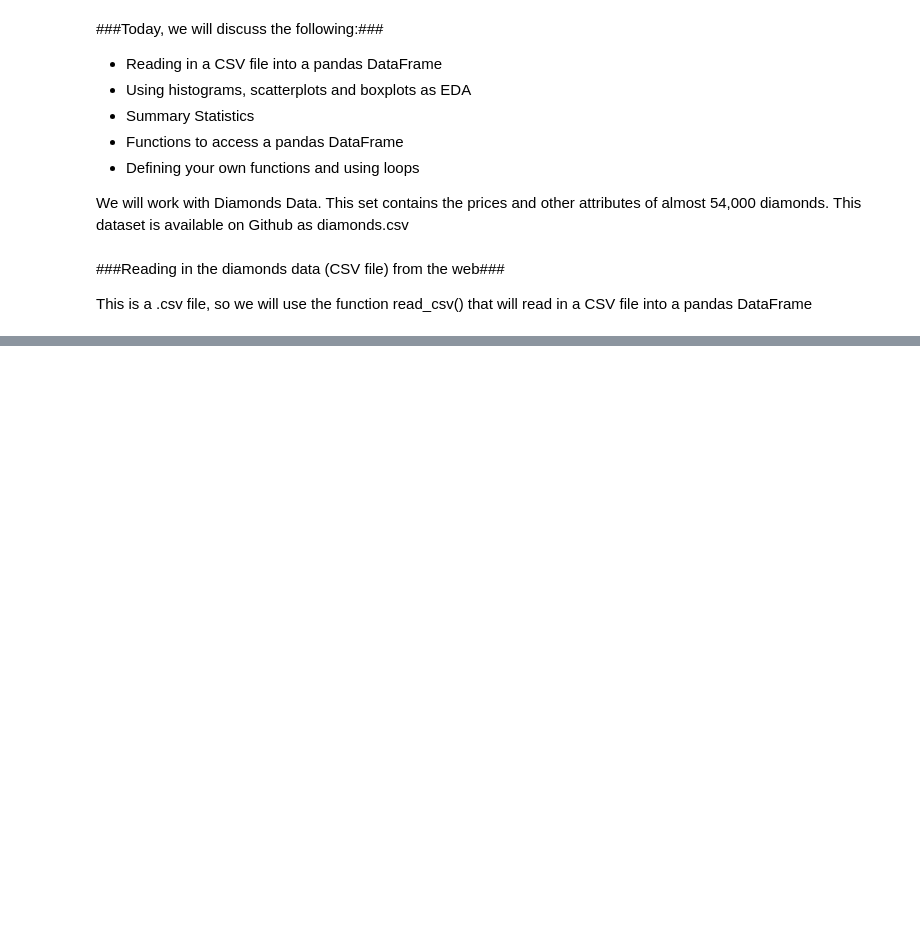
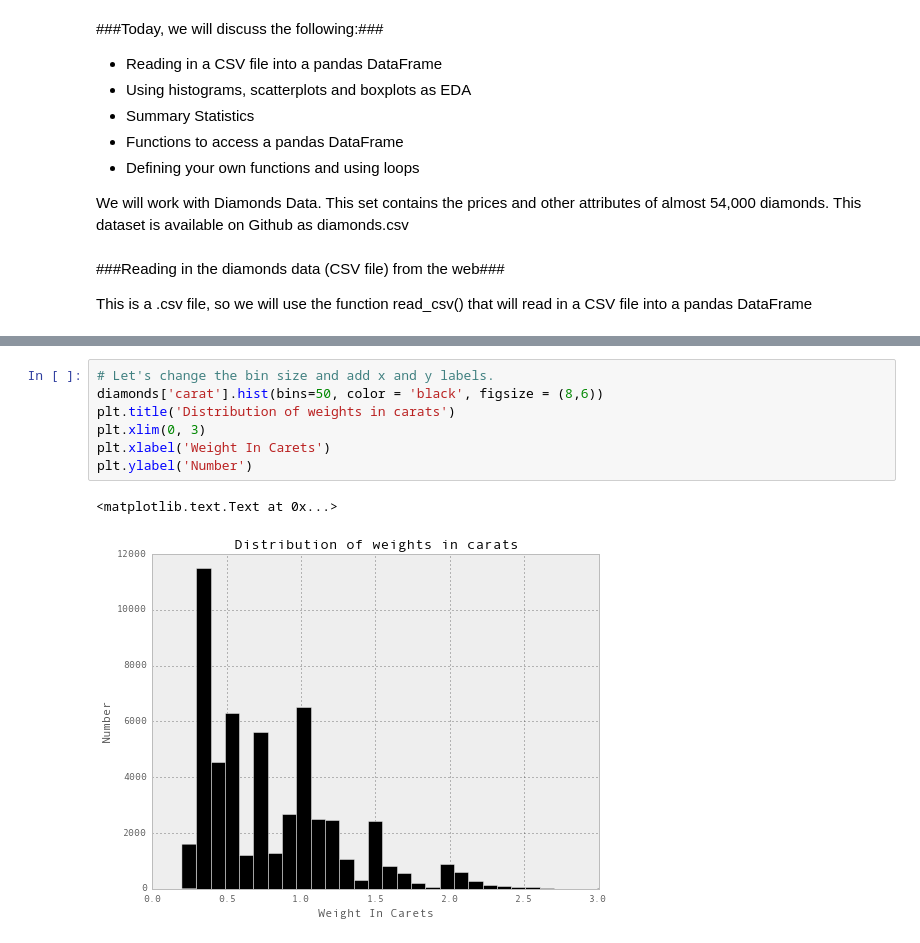
Before and after one commit to rohitx/Harvard_DataScience, a Jupyter notebook: Lab2.ipynb, the cells around one changed output, grey strips where cells are left out. Drawn from its saved outputs; the diff is of its cells as text; blank space fills up the shorter version.

```diff
--- a/Lab2.ipynb
+++ b/Lab2.ipynb
@@ -30,0 +69,10 @@ diamonds.head()
+# %%
+# Let's change the bin size and add x and y labels.
+diamonds['carat'].hist(bins=50, color = 'black', figsize = (8,6))
+plt.title('Distribution of weights in carats')
+plt.xlim(0, 3)
+plt.xlabel('Weight In Carets')
+plt.ylabel('Number')
+# %% [output]
+<matplotlib.text.Text at 0x...>
+[figure, added]
```
Also changed, not shown: parts of 21 cells of this notebook, 1 other file.
